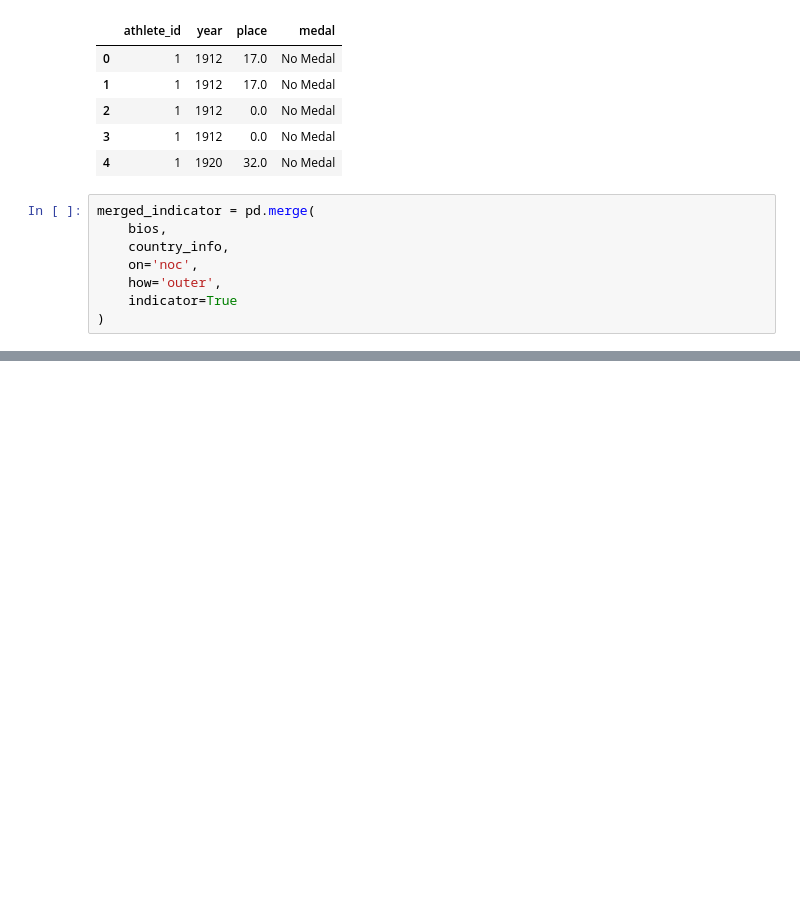
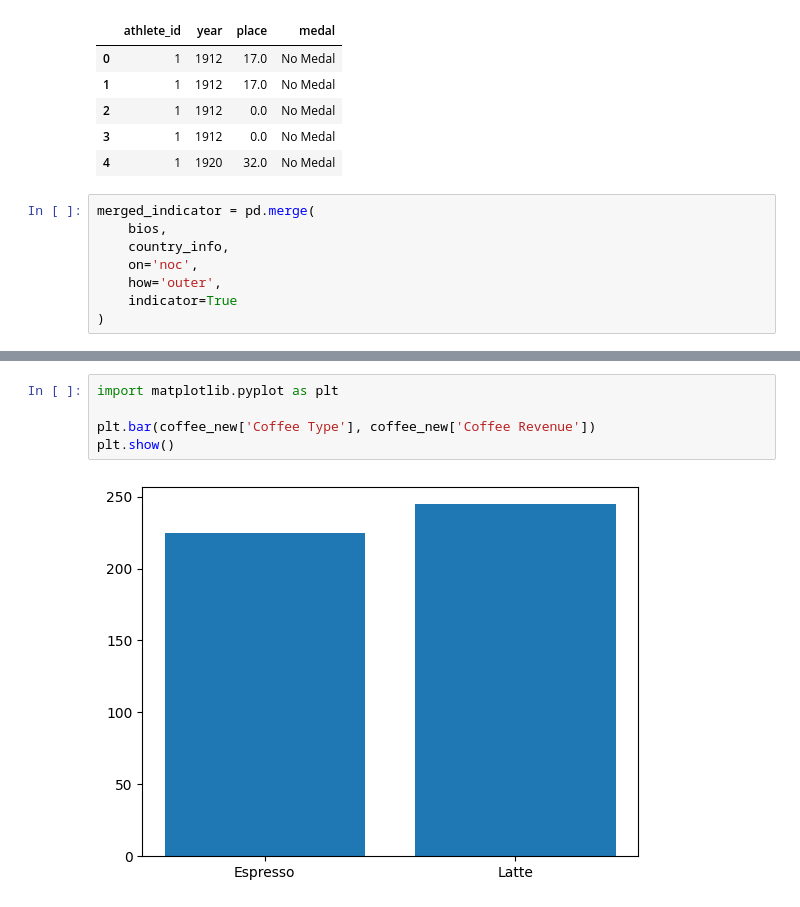
Before and after one commit to theaditya24/COMPLETE-PYTHON-FOR-DATA-ANALYTICS, a Jupyter notebook: Pandas Revision.ipynb, the cells around one changed output, grey strips where cells are left out. Drawn from its saved outputs; the diff is of its cells as text; blank space fills up the shorter version.

```diff
--- a/Pandas Revision.ipynb
+++ b/Pandas Revision.ipynb
@@ -888,0 +1069,7 @@ matched.head(3)
+# %%
+import matplotlib.pyplot as plt
+
+plt.bar(coffee_new['Coffee Type'], coffee_new['Coffee Revenue'])
+plt.show()
+# %% [output]
+[figure, added]
```
Also changed, not shown: parts of 16 cells of this notebook.
